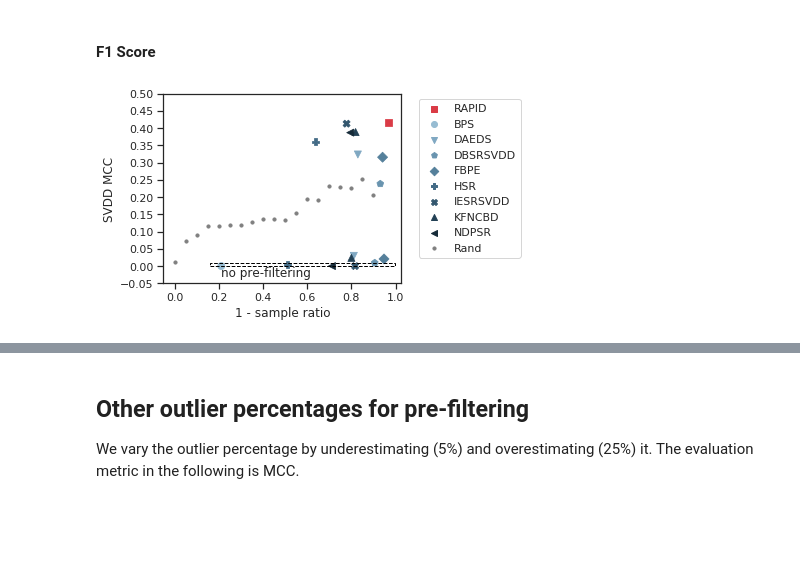
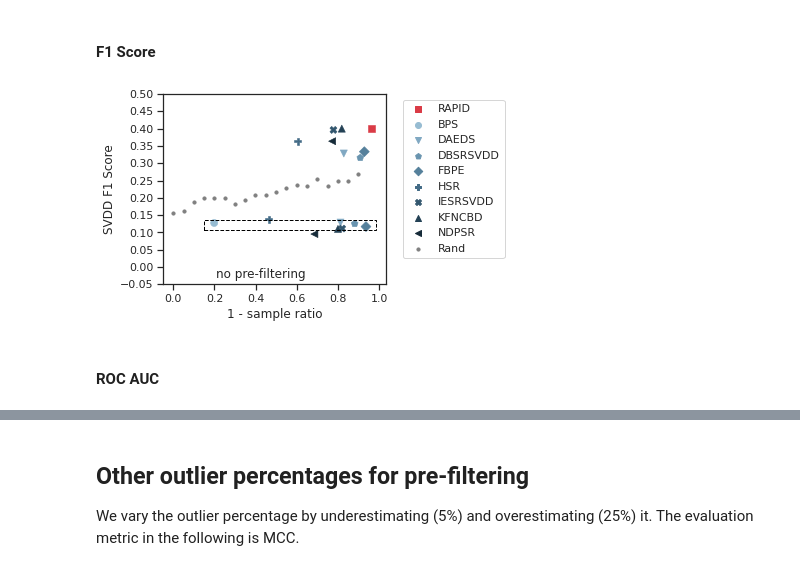
Before and after one commit to englhardt/ocs-evaluation, a Jupyter notebook: notebooks/eval_dami.ipynb, the cells around one changed output, grey strips where cells are left out. Drawn from its saved outputs; the diff is of its cells as text; code cells hidden in the pictures; blank space fills up the shorter version.

```diff
--- a/notebooks/eval_dami.ipynb
+++ b/notebooks/eval_dami.ipynb
@@ -106,26 +114,26 @@ d = target_df.groupby(['data_set_name']).mean()[['n_observations', 'outlier_rati
 d.columns = pd.MultiIndex.from_tuples([('stats', 'size'), ('stats', 'out_p')])
 
 for s in competitors_sst:
-    x = target_df.query('sst == @s and ss_threshold_strat in [@nan, @target_threshold_strat, "None"]').groupby('data_set_name').mean()[['sample_ratio', target_svdd_result, 'pwc_mcc']]
+    x = target_df.query('sst == @s and ss_threshold_strat in [@nan, @target_threshold_strat, "None"]').groupby('data_set_name').median()[['sample_ratio', target_svdd_result, 'pwc_mcc']]
     x.columns = ['ratio', 'svdd', 'pwc']
     x.columns = pd.MultiIndex.from_tuples([(s, c) for c in x.columns])
     d = pd.merge(d, x, left_index=True, right_index=True, how='outer')
 for s in our_methods:
-    x = target_df.query('ss == @s').groupby('data_set_name').mean()[['sample_ratio', target_svdd_result_ours, 'pwc_mcc']]
+    x = target_df.query('ss == @s').groupby('data_set_name').median()[['sample_ratio', target_svdd_result_ours, 'pwc_mcc']]
     x.columns = ['ratio', 'svdd', 'pwc']
     short_name = s.split('(')[0] if not 'new' in s else f"{s.split('(')[0]}_new"
     x.columns = pd.MultiIndex.from_tuples([(short_name, c) for c in x.columns])
     d = pd.merge(d, x, left_index=True, right_index=True, how='outer')
 
 for s in ['Rand(1.0)']:
-    x = df_success.query('scenario == "dami_baseline_gt"').groupby('data_set_name').mean()[['sample_ratio', 'svdd_mcc', 'pwc_mcc']]
+    x = df_success.query('scenario == "dami_baseline_gt"').groupby('data_set_name').median()[['sample_ratio', 'svdd_mcc', 'pwc_mcc']]
     x.columns = ['ratio', 'svdd', 'pwc']
     short_name = 'Full'
     x.columns = pd.MultiIndex.from_tuples([(short_name, c) for c in x.columns])
     d = pd.merge(d, x, left_index=True, right_index=True, how='outer')
 
 for s in ['HDS']:
-    x = df_success.query('sst == @s and scenario == "dami_baseline_prefiltering"').groupby('data_set_name').mean()[['sample_ratio', 'svdd_mcc', 'pwc_mcc']]
+    x = df_success.query('sst == @s and scenario == "dami_baseline_prefiltering"').groupby('data_set_name').median()[['sample_ratio', 'svdd_mcc', 'pwc_mcc']]
     x.columns = ['ratio', 'svdd', 'pwc']
     short_name = 'Prefilt'
     x.columns = pd.MultiIndex.from_tuples([(short_name, c) for c in x.columns])
@@ -409,7 +466,7 @@ for s in our_methods:
 
 d_plot = pd.concat(d_plot).set_index('data')
 d_plot['removed'] = 1 - d_plot['ratio']
-y = df_success.groupby('data_set_name').max().reset_index()[['data_set_name', 'n_dims', 'n_observations']]
+y = df_success.groupby('data_set_name')[['n_dims', 'n_observations']].max().reset_index()
 y.columns = ['data', 'M', 'N']
 d_plot = d_plot.join(y.set_index('data'))
 d_plot.reset_index(inplace=True)
@@ -428,15 +485,15 @@ sns.set(style="ticks", font_scale=1.0, rc={'figure.figsize':(6, 3.5)})
 d_plot_all = d_plot.query('sst not in ["HDS", "Rand", "PP_BPS"]').groupby(['sst']).median().reset_index()
 d_plot_all.sst = d_plot_all.sst.str.replace('PP_', '')
 f = sns.scatterplot(data=d_plot_all, x='removed', y='svdd', hue='sst', style='sst', hue_order=[x for x in markers.keys() if x in d_plot_all.sst.values], markers=markers, s=50, edgecolor=None, palette=colorpalette)
-x = d_plot.query('(removed <= 0.90 and removed > 0.01) and sst == "Rand"').groupby('ss').median()
+x = d_plot.query('sst == "Rand"').groupby('ss').median()
 plt.scatter(x['removed'], x['svdd'], color='grey', alpha=1, label="Rand", s=10)
 
 handles, labels = f.axes.get_legend_handles_labels()
 plt.legend(handles=[handles[-2]] + handles[1:-2] + [handles[-1]], labels=[OUR_METHOD_NAME] + labels[1:-2] + [labels[-1]], bbox_to_anchor=(1.05, 1), loc=0, title=None)
-eps_x, eps_y = 0.05, 0.01
+eps_x, eps_y = 0.05, 0.015
 top_left_box_p = d_plot_all.query('sst == "BPS"').min()
 bot_right_box_p_x = d_plot_all.query('sst == "FBPE" and removed > 0.9')
-bot_right_box_p_y = d_plot_all.query('sst == "DBSRSVDD" and removed < 0.91')
+bot_right_box_p_y = d_plot_all.query('sst == "FBPE" and removed > 0.9')
 box_x_min, box_x_max = top_left_box_p.removed  - eps_x, bot_right_box_p_x.removed.values[0]  + eps_x
 box_y_min, box_y_max = bot_right_box_p_y.svdd.values[0]  - eps_y, top_left_box_p.svdd  + eps_y
 r = Rectangle((box_x_min, box_y_min), box_x_max - box_x_min, box_y_max - box_y_min,
@@ -445,6 +502,7 @@ f.axes.add_patch(r)
 plt.text((box_x_max - box_x_min) * 0.25, -0.03, 'no pre-filtering')
 plt.tight_layout()
 plt.ylim(-0.06, 0.16)
+plt.xticks([0.0, 0.2, 0.4, 0.6, 0.8, 1.0])
 plt.yticks([-0.05, 0.0, 0.05, 0.1, 0.15])
 plt.xlabel('1 - sample ratio')
 plt.ylabel('SVDD MCC')
@@ -527,7 +588,7 @@ y.round(3)
 # %% [markdown]
 Helper
 # %%
-sns.set(style="ticks", font_scale=1.25)
+sns.set(style="ticks", font_scale=1.0, rc={'figure.figsize':(6, 3.5)})
 
 def avg_plot(target_threshold_strat, metric='mcc'):
     target_svdd_result = f'svdd_reinit_ROT_CTax_{metric}'
@@ -567,7 +628,7 @@ def avg_plot(target_threshold_strat, metric='mcc'):
     d_plot['removed'] = 1 - d_plot['ratio']
     d_plot.reset_index(inplace=True)
 
-    sns.set(style="ticks", font_scale=1.0, rc={'figure.figsize':(6, 3.5)})
+    sns.set(style="ticks", font_scale=1.0, rc={'figure.figsize':(4 if 'nothing' in target_threshold_strat else 6, 3.5)})
     d_plot_all = d_plot.query('sst not in ["HDS", "Rand", "PP_BPS"]').groupby(['sst']).median().reset_index()
     d_plot_all.sst = d_plot_all.sst.str.replace('PP_', '')
     f = sns.scatterplot(data=d_plot_all, x='removed', y='svdd', hue='sst', style='sst', hue_order=[x for x in markers.keys() if x in d_plot_all.sst.values], markers=markers, s=50, edgecolor=None, palette=colorpalette)
@@ -575,23 +636,26 @@ def avg_plot(target_threshold_strat, metric='mcc'):
     plt.scatter(x['removed'], x['svdd'], color='grey', alpha=1, label="Rand", s=10)
 
     handles, labels = f.axes.get_legend_handles_labels()
-    plt.legend(handles=[handles[-2]] + handles[1:-2] + [handles[-1]], labels=[OUR_METHOD_NAME] + labels[1:-2] + [labels[-1]], bbox_to_anchor=(1.05, 1), loc=0, title=None)
+    plt.legend(handles=[handles[-2]] + handles[0:-2] + [handles[-1]], labels=[OUR_METHOD_NAME] + labels[0:-2] + [labels[-1]], bbox_to_anchor=(1.05, 1), loc=0, title=None)
     eps_x, eps_y = 0.05, 0.01
     top_left_box_p = d_plot_all.query('sst == "BPS"').min()
     bot_right_box_p_x = d_plot_all.query('sst == "FBPE" and removed > 0.9')
-    bot_right_box_p_y = d_plot_all.query('sst == "DBSRSVDD" and removed < 0.91')
+    bot_right_box_p_y = d_plot_all.query('sst == "FBPE" and removed > 0.9')
     box_x_min, box_x_max = top_left_box_p.removed  - eps_x, bot_right_box_p_x.removed.values[0]  + eps_x
     box_y_min, box_y_max = bot_right_box_p_y.svdd.values[0]  - eps_y, top_left_box_p.svdd  + eps_y
     r = Rectangle((box_x_min, box_y_min), box_x_max - box_x_min, box_y_max - box_y_min,
                   fill=False, linestyle='dashed', color='black')
     f.axes.add_patch(r)
-    plt.text((box_x_max - box_x_min) * 0.25, -0.03, 'no pre-filtering')
-    plt.tight_layout()
-    plt.ylim(-0.06, 0.16)
-    plt.yticks([-0.05, 0.0, 0.05, 0.1, 0.15])
+    plt.text((box_x_max - box_x_min) * 0.25, -0.03 if metric != 'auc' else 0.35, 'no pre-filtering')
+    if metric == 'mcc':
+        plt.tight_layout()
+        plt.ylim(-0.06, 0.16)
+        plt.yticks([-0.05, 0.0, 0.05, 0.1, 0.15])
+        plt.ylabel('SVDD MCC')
+    else:
+        plt.ylabel(metric)
     plt.xlabel('1 - sample ratio')
-    plt.ylabel('SVDD MCC')
-    return f
+    return d_plot, f
 # %% [markdown]
 ## Other evaluation metrics
 # %% [markdown]
@@ -605,7 +670,9 @@ avg_plot('OutPerc(nothing)', metric='kappa')
 #### F1 Score
 # %%
 avg_plot('OutPerc(nothing)', metric='f1')
-plt.ylim([-0.05, 0.5])
+plt.ylabel('SVDD F1 Score')
 plt.yticks([-0.05, 0.0, 0.05, 0.1, 0.15, 0.2, 0.25, 0.3, 0.35, 0.4, 0.45, 0.5]);
 # %% [output]
-[figure, old version]
+[figure, new version]
+# %% [markdown]
+#### ROC AUC
```
Also changed, not shown: parts of 42 cells of this notebook, 39 other files.
